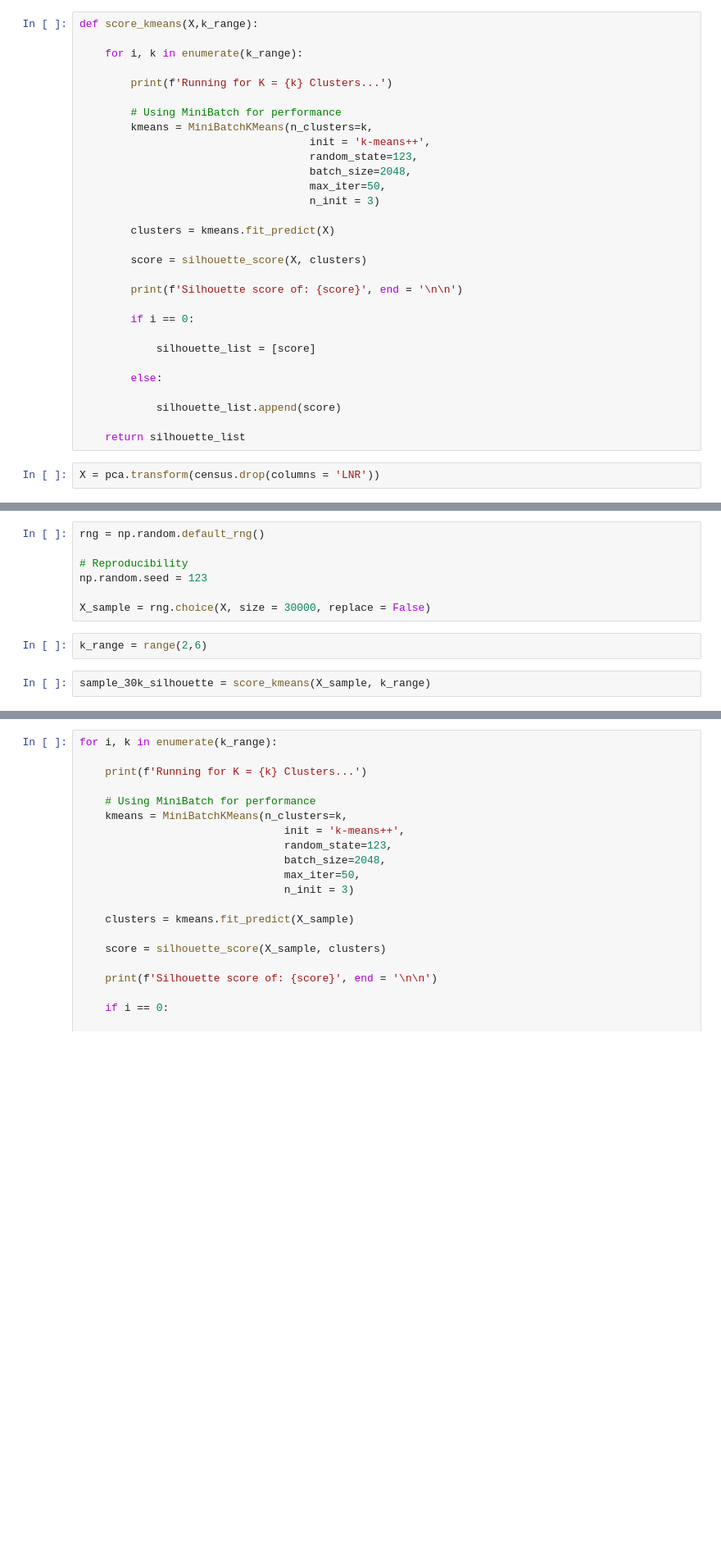
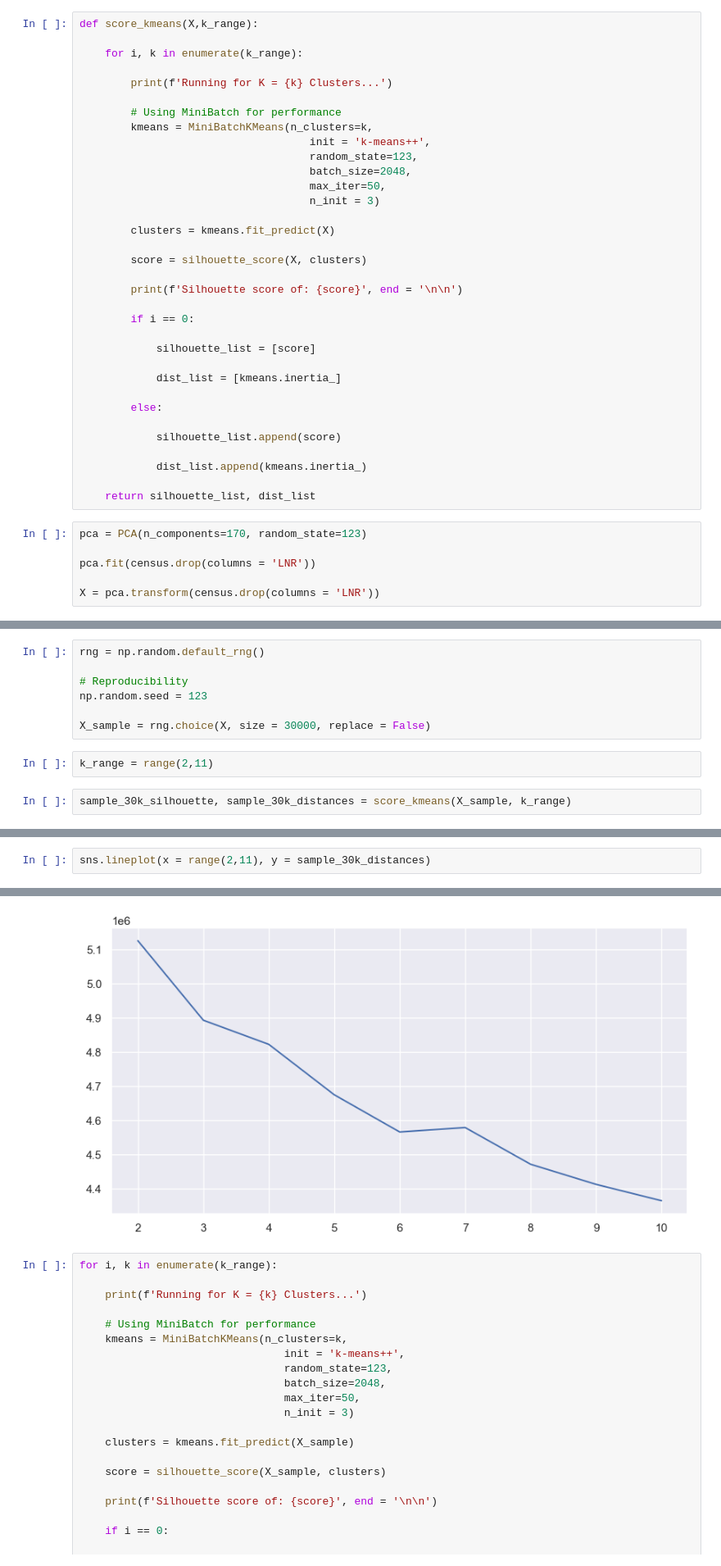
Before and after one commit to bglucca/ArvatoCustomerSegmentation, a Jupyter notebook: 03_modelling_segments.ipynb, the cells around one changed output, grey strips where cells are left out. Shown at 82% size. Cells and saved outputs as stored; diff of their text form; blank space fills up the shorter version.

```diff
--- a/03_modelling_segments.ipynb
+++ b/03_modelling_segments.ipynb
@@ -365,12 +281,20 @@ def score_kmeans(X,k_range):
 
             silhouette_list = [score]
 
+            dist_list = [kmeans.inertia_]
+
         else:
 
             silhouette_list.append(score)
 
-    return silhouette_list
+            dist_list.append(kmeans.inertia_)
+
+    return silhouette_list, dist_list
 # %%
+pca = PCA(n_components=170, random_state=123)
+
+pca.fit(census.drop(columns = 'LNR'))
+
 X = pca.transform(census.drop(columns = 'LNR'))
 # %%
 # Offloading memory
@@ -383,8 +307,8 @@ np.random.seed = 123
 
 X_sample = rng.choice(X, size = 30000, replace = False)
 # %%
-k_range = range(2,6)
+k_range = range(2,11)
 # %%
-sample_30k_silhouette = score_kmeans(X_sample, k_range)
+sample_30k_silhouette, sample_30k_distances = score_kmeans(X_sample, k_range)
 # %% [output]
 Running for K = 2 Clusters...
@@ -400,0 +335,3 @@ Silhouette score of: 0.0330306754032392
+# %%
+sns.lineplot(x = range(2,11), y = sample_30k_distances)
+# %% [output]
@@ -401,3 +339,4 @@ Silhouette score of: 0.0330306754032392
+[figure, added]
 # %%
 for i, k in enumerate(k_range):
 
```
Also changed, not shown: parts of 21 cells of this notebook, 2 other files.
